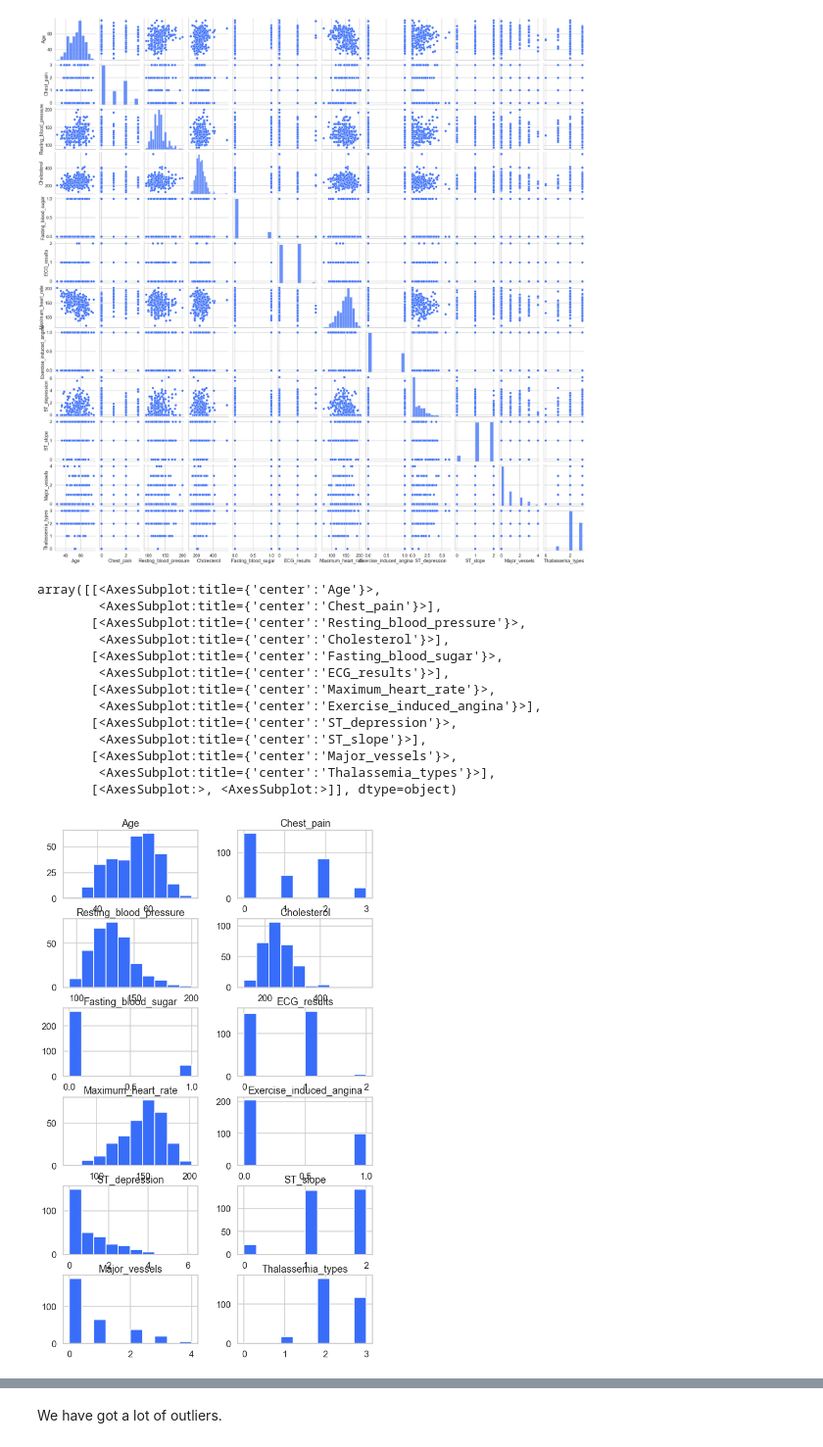
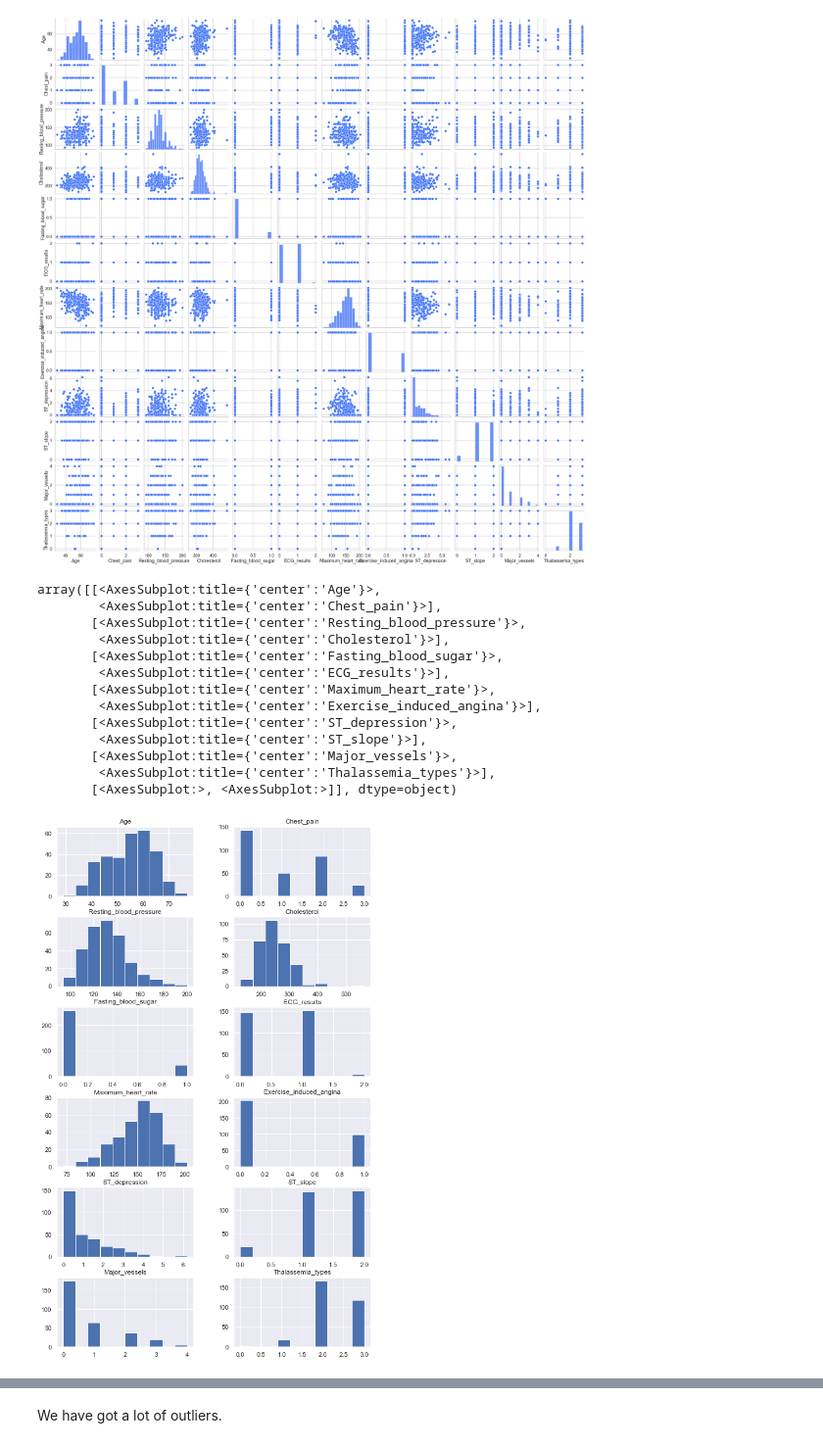
Before and after one commit to constantimi/Machine-Learning-Fundamentals, a Jupyter notebook: Heart Disease UCI/Heart Disease .ipynb, the cells around one changed output, grey strips where cells are left out. Shown at 98% size. Saved outputs shown, nothing was run; the diff lists cells and outputs as text; code cells hidden in the pictures.

```diff
--- a/Heart Disease UCI/Heart Disease .ipynb
+++ b/Heart Disease UCI/Heart Disease .ipynb
@@ -292,22 +303,23 @@ sns.pairplot(data=df)
 <seaborn.axisgrid.PairGrid at 0x...>
 [figure]
 # %%
+sns.set(font_scale=1)
 df.hist(figsize=(10,20), layout=(7,2))
 # %% [output]
 array([[<AxesSubplot:title={'center':'Age'}>,
         <AxesSubplot:title={'center':'Chest_pain'}>],
        [<AxesSubplot:title={'center':'Resting_blood_pressure'}>,
         <AxesSubplot:title={'center':'Cholesterol'}>],
        [<AxesSubplot:title={'center':'Fasting_blood_sugar'}>,
         <AxesSubplot:title={'center':'ECG_results'}>],
        [<AxesSubplot:title={'center':'Maximum_heart_rate'}>,
         <AxesSubplot:title={'center':'Exercise_induced_angina'}>],
        [<AxesSubplot:title={'center':'ST_depression'}>,
         <AxesSubplot:title={'center':'ST_slope'}>],
        [<AxesSubplot:title={'center':'Major_vessels'}>,
         <AxesSubplot:title={'center':'Thalassemia_types'}>],
        [<AxesSubplot:>, <AxesSubplot:>]], dtype=object)
-[figure, old version]
+[figure, new version]
 # %%
 # box and whiskers plot
 df.plot(kind='box', subplots=True, layout=(7,2), figsize=(10,20))
```
Also changed, not shown: parts of 41 cells of this notebook, 1 other file.
